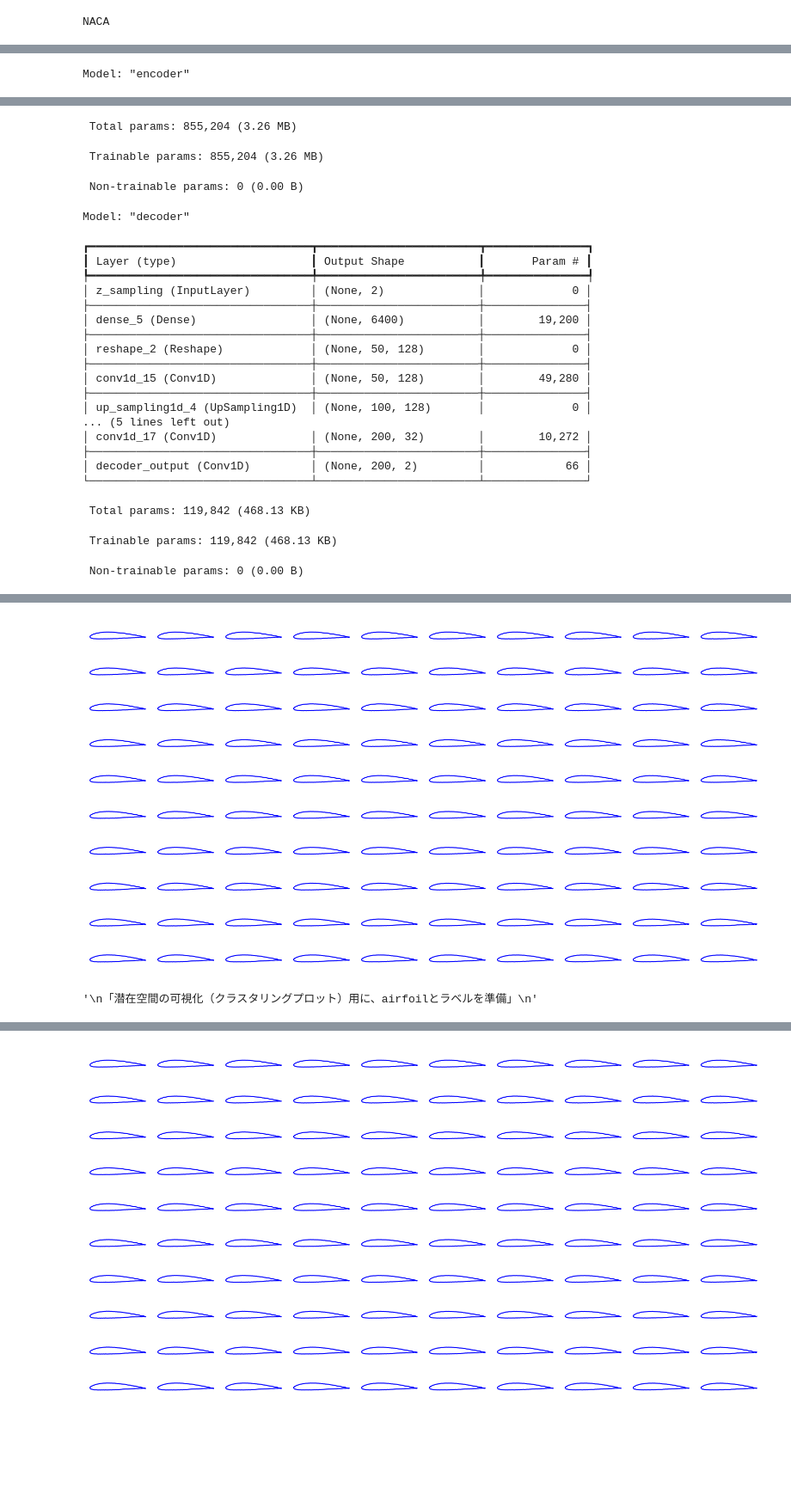
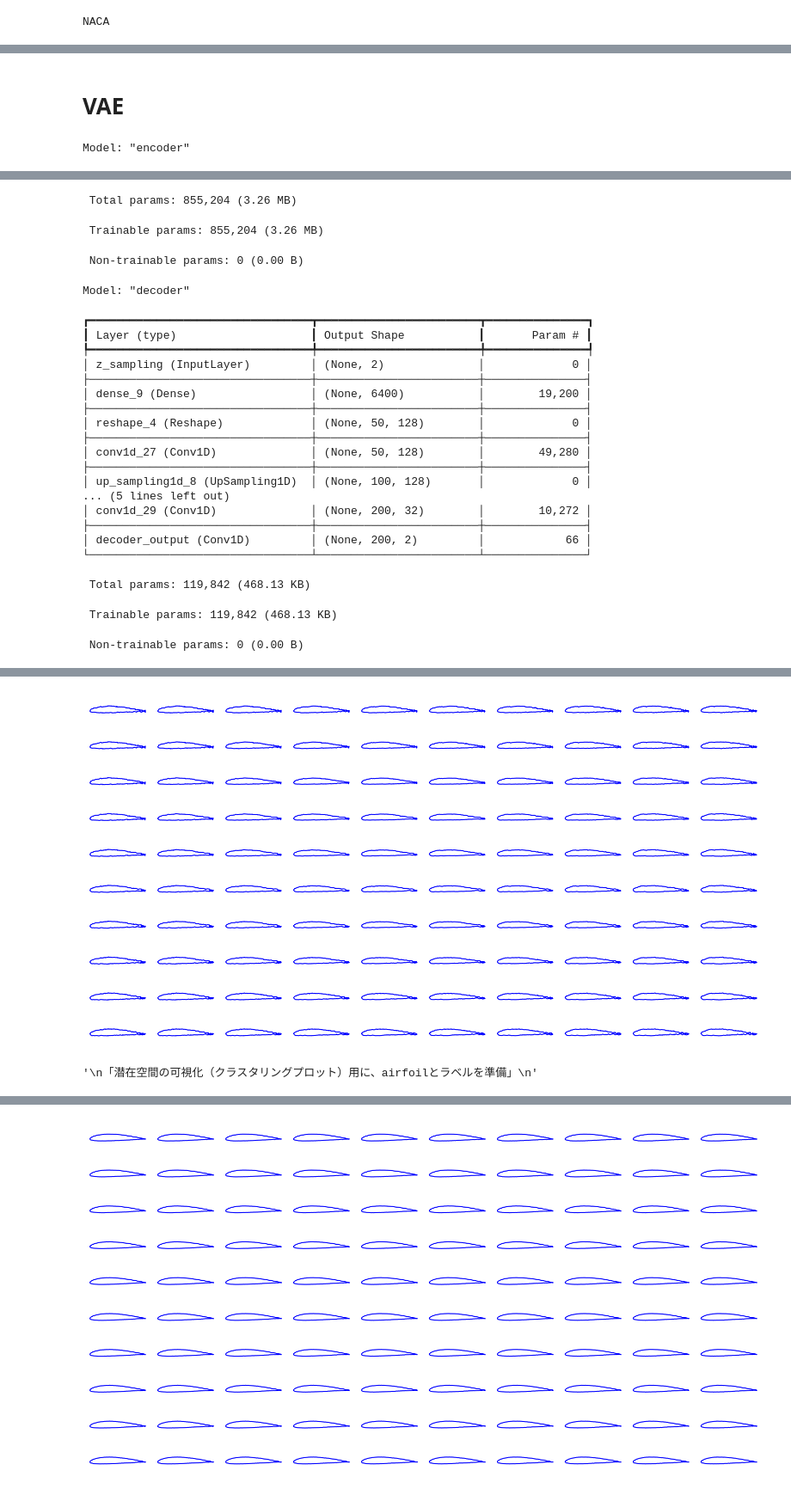
Before and after one commit to tnkm23/Airfoil-VAE, a Jupyter notebook: test01.ipynb, the cells around one changed output, grey strips where cells are left out. Shown at 86% size. Saved outputs shown, nothing was run; the diff lists cells and outputs as text; code cells hidden in the pictures; blank space fills up the shorter version.

```diff
--- a/test01.ipynb
+++ b/test01.ipynb
@@ -6,19 +7,0 @@ import readdat as rd
-# %%
-# すべての.datファイルについて展の数を確認する
-# ここでは、データの形状を確認するためにprint文を使用しています。
-
-data_dir = "UIUC Database"
-file_list = [f for f in os.listdir(data_dir) if f.endswith(".dat")]
-
-for i, file in enumerate(file_list):
-    data = data_dir + "/" + file
-    print(f"Processing file {i + 1}/{len(file_list)}: {file}")
-    read_airfoil_data = rd.read_airfoil(data)
-    print(f"Data shape for {file}: {read_airfoil_data.shape}")
-    print("\n")
-
-    # 処理できないファイルがある場合はスキップし処理を続ける
-    # 処理できないファイルはファイル名をスキップリストに追加
-    if read_airfoil_data.shape[0] == 0:
-        print(f"Skipping file {file} due to no data points.")
-        continue
@@ -179,6 +168,8 @@ Filename: mel_airfoil.dat, Extracted Label: Unknown
 Filename: boeing-uiuc_airfoil.dat, Extracted Label: Unknown
 Filename: boeing-nasa_airfoil.dat, Extracted Label: Unknown
 Filename: me_airfoil.dat, Extracted Label: Unknown
+# %% [markdown]
+# VAE
 # %%
 """
 Title: Airfoil AutoEncoder
@@ -215,7 +206,7 @@ DATA_PATH = "airfoils_resampled.npy"
 LABEL_PATH = "airfoils_labels.npy"
 MODEL_DIR = "vae_models"
 BATCH_SIZE = 32
-EPOCHS = 30
+EPOCHS = 3
 LATENT_DIM = 2         # 潜在次元（調整する）
 N_POINTS = 200
 N_CHANNELS = 2         # x,y
@@ -363,6 +354,15 @@ airfoil_data = np.load("airfoils_resampled.npy").astype("float32")  # shape: (16
 # if y_std > 0:
 #     airfoil_data[:,:,1] = airfoil_data[:,:,1] / y_std
 
+# # yチャンネルを各airfoilごとに[0,1]に正規化
+# for i in range(airfoil_data.shape[0]):
+#     y = airfoil_data[i,:,1]
+#     y_min = y.min()
+#     y_max = y.max()
+#     if y_max > y_min:
+#         airfoil_data[i,:,1] = (y - y_min) / (y_max - y_min)
+
+
 # VAEモデルの作成・コンパイル
 vae = VAE(encoder, decoder)
 vae.compile(optimizer=keras.optimizers.Adam())
@@ -453,15 +453,15 @@ Model: "decoder"
 ┡━━━━━━━━━━━━━━━━━━━━━━━━━━━━━━━━━╇━━━━━━━━━━━━━━━━━━━━━━━━╇━━━━━━━━━━━━━━━┩
 │ z_sampling (InputLayer)         │ (None, 2)              │             0 │
 ├─────────────────────────────────┼────────────────────────┼───────────────┤
-│ dense_5 (Dense)                 │ (None, 6400)           │        19,200 │
+│ dense_9 (Dense)                 │ (None, 6400)           │        19,200 │
 ├─────────────────────────────────┼────────────────────────┼───────────────┤
-│ reshape_2 (Reshape)             │ (None, 50, 128)        │             0 │
+│ reshape_4 (Reshape)             │ (None, 50, 128)        │             0 │
 ├─────────────────────────────────┼────────────────────────┼───────────────┤
-│ conv1d_15 (Conv1D)              │ (None, 50, 128)        │        49,280 │
+│ conv1d_27 (Conv1D)              │ (None, 50, 128)        │        49,280 │
 ├─────────────────────────────────┼────────────────────────┼───────────────┤
-│ up_sampling1d_4 (UpSampling1D)  │ (None, 100, 128)       │             0 │
+│ up_sampling1d_8 (UpSampling1D)  │ (None, 100, 128)       │             0 │
 ... (5 lines left out)
-│ conv1d_17 (Conv1D)              │ (None, 200, 32)        │        10,272 │
+│ conv1d_29 (Conv1D)              │ (None, 200, 32)        │        10,272 │
 ├─────────────────────────────────┼────────────────────────┼───────────────┤
 │ decoder_output (Conv1D)         │ (None, 200, 2)         │            66 │
 └─────────────────────────────────┴────────────────────────┴───────────────┘
@@ -488,4 +477,4 @@ Epoch 30/30
-[figure, old version]
+[figure, new version]
 '\n「潜在空間の可視化（クラスタリングプロット）用に、airfoilとラベルを準備」\n'
 # %%
 from sklearn.preprocessing import LabelEncoder
```
Also changed, not shown: parts of 21 cells of this notebook, 5 other files.
